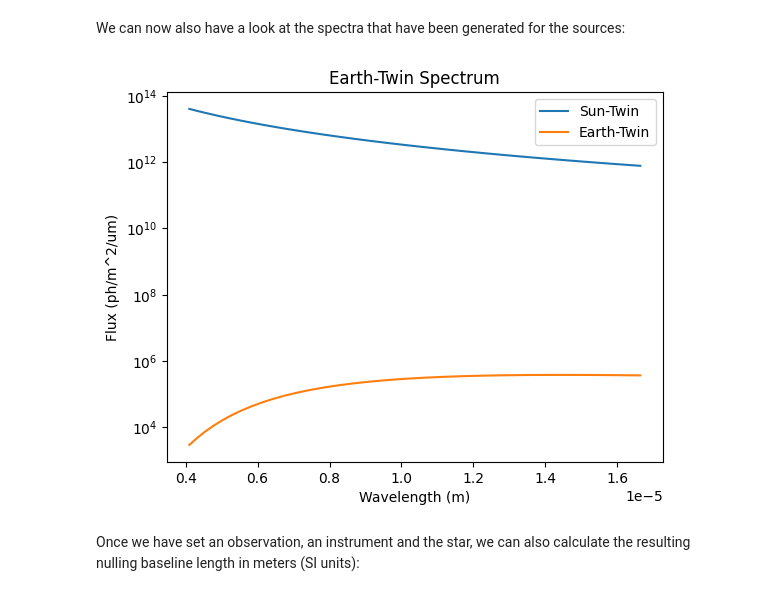
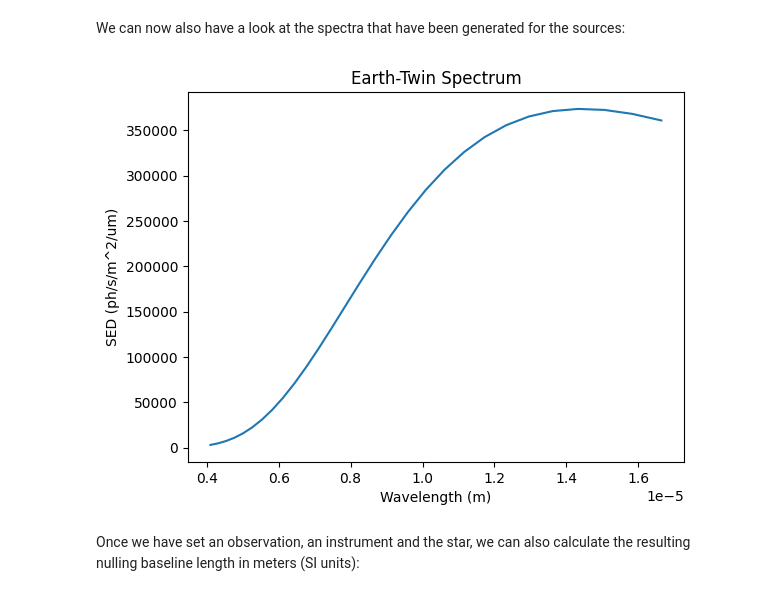
Before and after one commit to pahuber/PHRINGE, a Jupyter notebook: docs/tutorials/advanced_example.ipynb, the cells around one changed output. Cells and saved outputs as stored; diff of their text form; code cells hidden in the pictures.

```diff
--- a/docs/tutorials/advanced_example.ipynb
+++ b/docs/tutorials/advanced_example.ipynb
@@ -149,20 +152,16 @@ scene.add_source(local_zodi)
 # %% [markdown]
 We can now also have a look at the spectra that have been generated for the sources:
 # %%
-sun_twin_spectrum = phringe.get_source_spectrum('Sun-Twin').cpu().numpy()
 earth_twin_spectrum = phringe.get_source_spectrum('Earth-Twin').cpu().numpy()
 wavelengths = phringe.get_wavelength_bin_centers().cpu().numpy()
 
-plt.plot(wavelengths, sun_twin_spectrum, label='Sun-Twin')
-plt.plot(wavelengths, earth_twin_spectrum, label='Earth-Twin')
 plt.title('Earth-Twin Spectrum')
-plt.ylabel('Flux (ph/m^2/um)')
+plt.plot(wavelengths, earth_twin_spectrum)
+plt.ylabel('SED (ph/s/m^2/um)')
 plt.xlabel('Wavelength (m)')
-plt.yscale('log')
-plt.legend()
 plt.show()
 # %% [output]
-[figure, old version]
+[figure, new version]
 # %% [markdown]
 Once we have set an observation, an instrument and the star, we can also calculate the resulting nulling baseline length in meters (SI units):
 # %%
```
Also changed, not shown: parts of 11 cells of this notebook, 2 other files.
